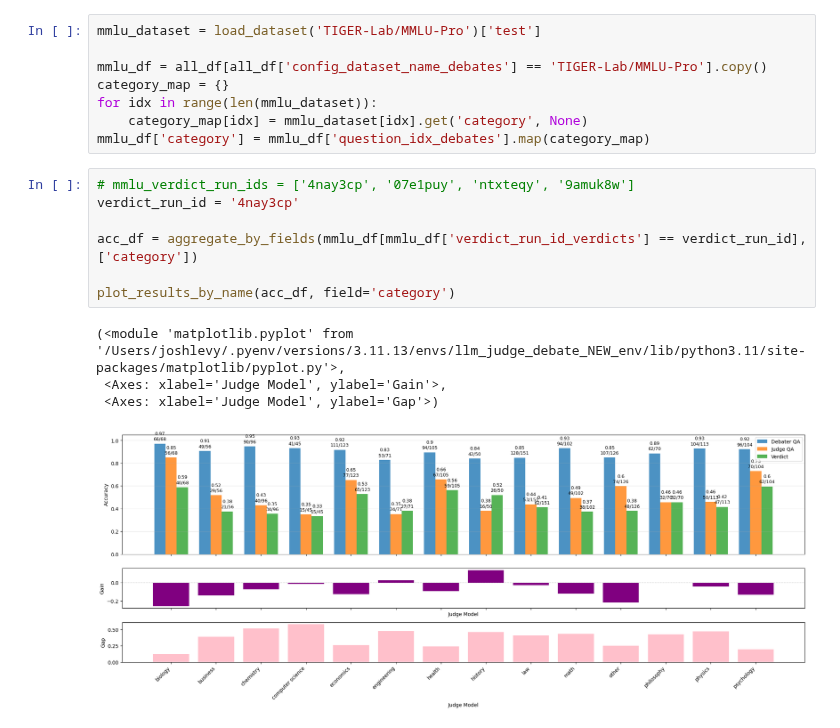
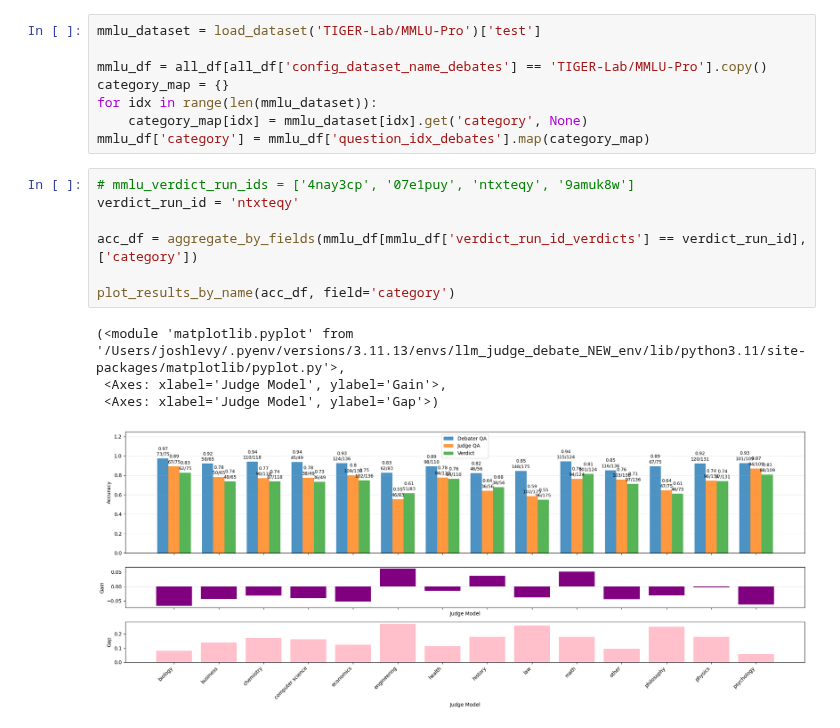
Before and after one commit to joshlevy89/llm_judge_debate_NEW, a Jupyter notebook: analysis/analysis_mmlu_pro.ipynb, the cells around one changed output. Saved outputs shown, nothing was run; the diff lists cells and outputs as text.

```diff
--- a/analysis/analysis_mmlu_pro.ipynb
+++ b/analysis/analysis_mmlu_pro.ipynb
@@ -23,13 +23,13 @@ for idx in range(len(mmlu_dataset)):
 mmlu_df['category'] = mmlu_df['question_idx_debates'].map(category_map)
 # %%
 # mmlu_verdict_run_ids = ['4nay3cp', '07e1puy', 'ntxteqy', '9amuk8w']
-verdict_run_id = '4nay3cp'
+verdict_run_id = 'ntxteqy'
 
 acc_df = aggregate_by_fields(mmlu_df[mmlu_df['verdict_run_id_verdicts'] == verdict_run_id], ['category'])
 
 plot_results_by_name(acc_df, field='category')
 # %% [output]
 (<module 'matplotlib.pyplot' from '/Users/joshlevy/.pyenv/versions/3.11.13/envs/llm_judge_debate_NEW_env/lib/python3.11/site-packages/matplotlib/pyplot.py'>,
  <Axes: xlabel='Judge Model', ylabel='Gain'>,
  <Axes: xlabel='Judge Model', ylabel='Gap'>)
-[figure, old version]
+[figure, new version]
```
Also changed, not shown: parts of 3 cells of this notebook, 8 other files.
